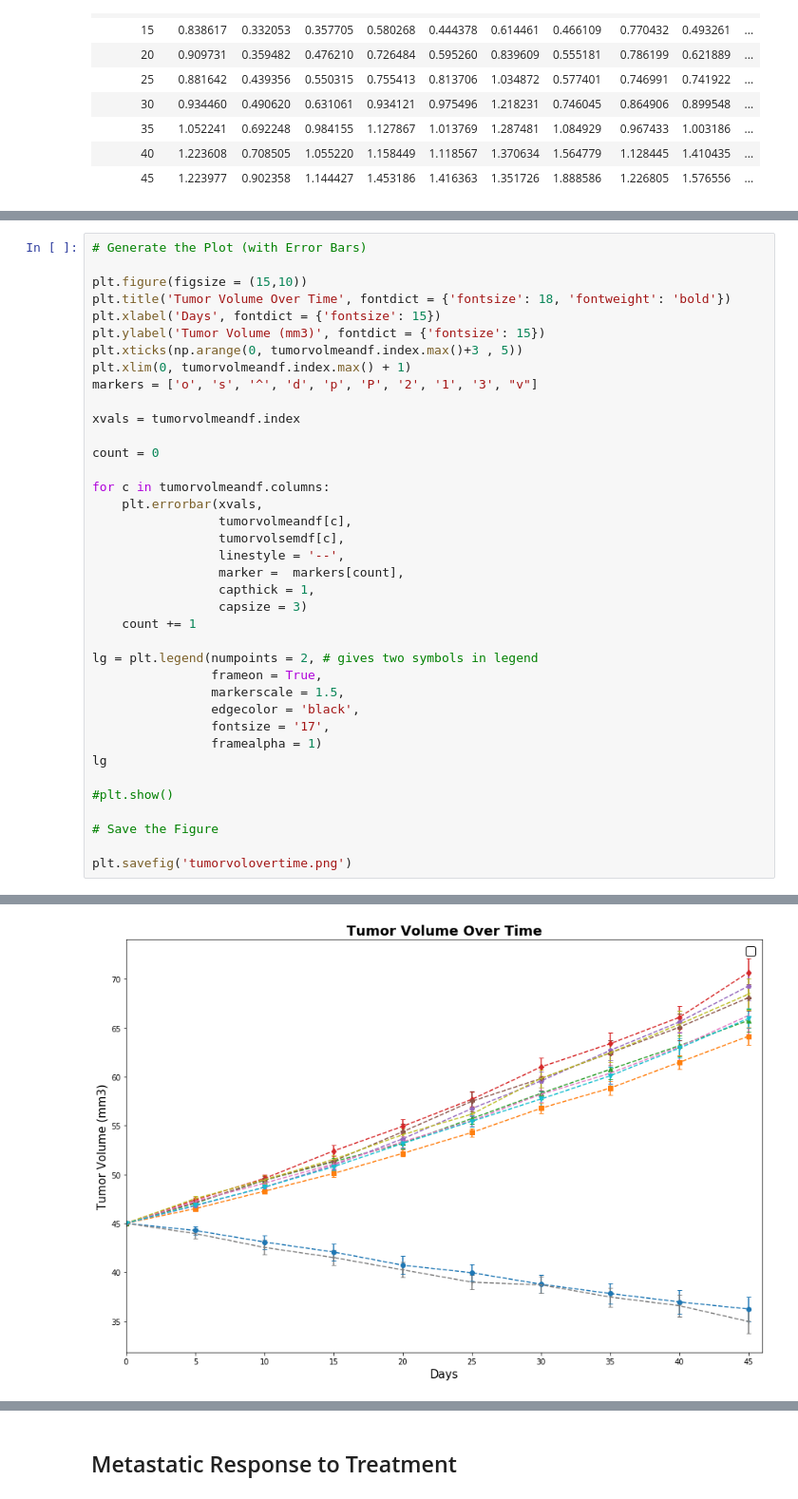
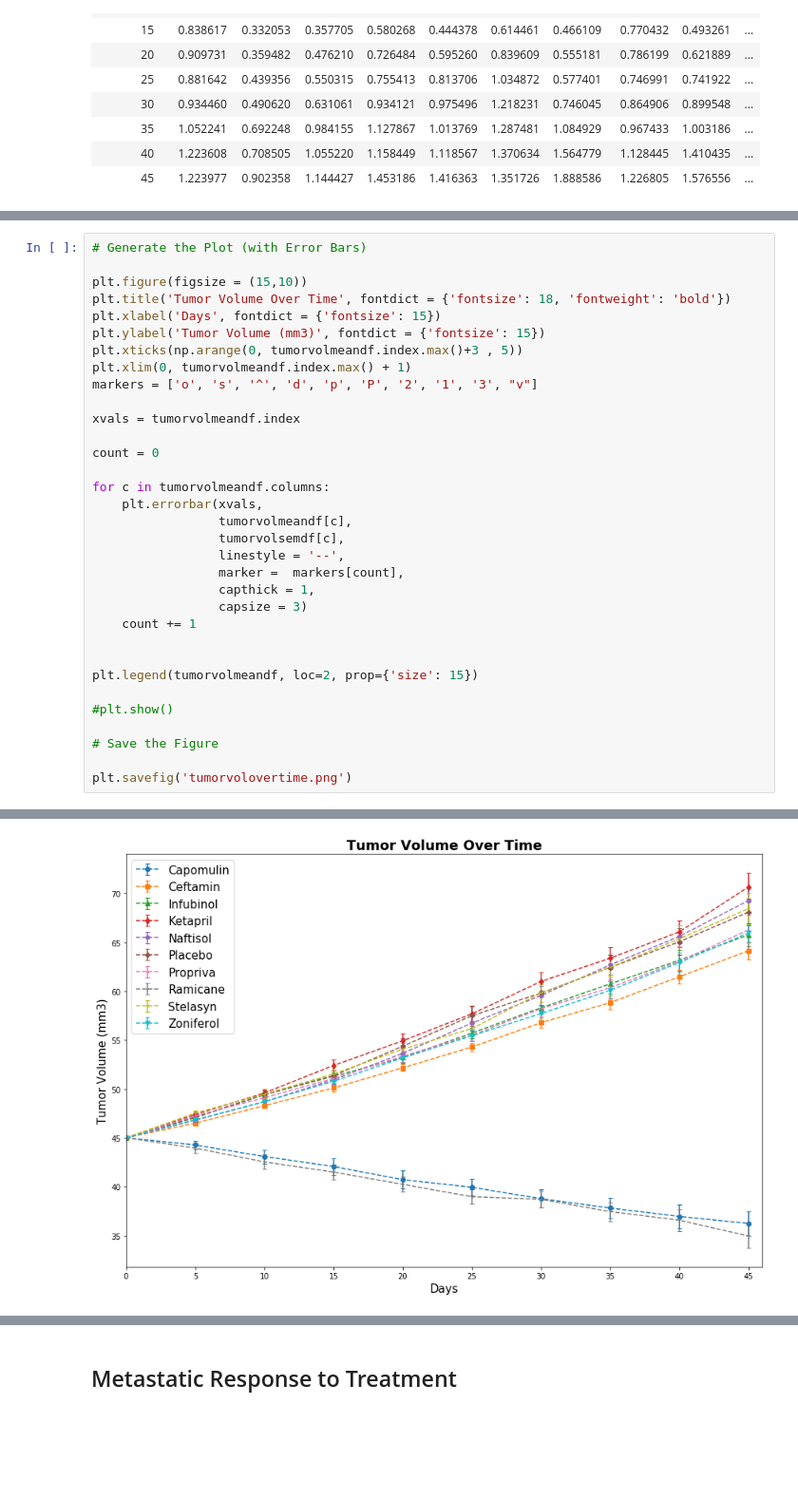
Before and after one commit to kavehamini/matplotlib-challenge, a Jupyter notebook: Pymaceuticals/pymaceuticals_Kaveh.ipynb, the cells around one changed output, grey strips where cells are left out. Shown at 95% size. Cells and saved outputs as stored; diff of their text form; blank space fills up the shorter version.

```diff
--- a/Pymaceuticals/pymaceuticals_Kaveh.ipynb
+++ b/Pymaceuticals/pymaceuticals_Kaveh.ipynb
@@ -162,13 +162,8 @@ for c in tumorvolmeandf.columns:
                  capsize = 3)
     count += 1
 
-lg = plt.legend(numpoints = 2, # gives two symbols in legend
-                frameon = True,
-                markerscale = 1.5,
-                edgecolor = 'black',
-                fontsize = '17',
-                framealpha = 1)
-lg
+
+plt.legend(tumorvolmeandf, loc=2, prop={'size': 15})
 
 #plt.show()
 
@@ -180,4 +174,4 @@ No handles with labels found to put in legend.
-[figure, old version]
+[figure, new version]
 # %%
 #Scatter Plot
 plt.figure(figsize = (15,10))
```
Also changed, not shown: parts of 5 cells of this notebook, 1 other file.
